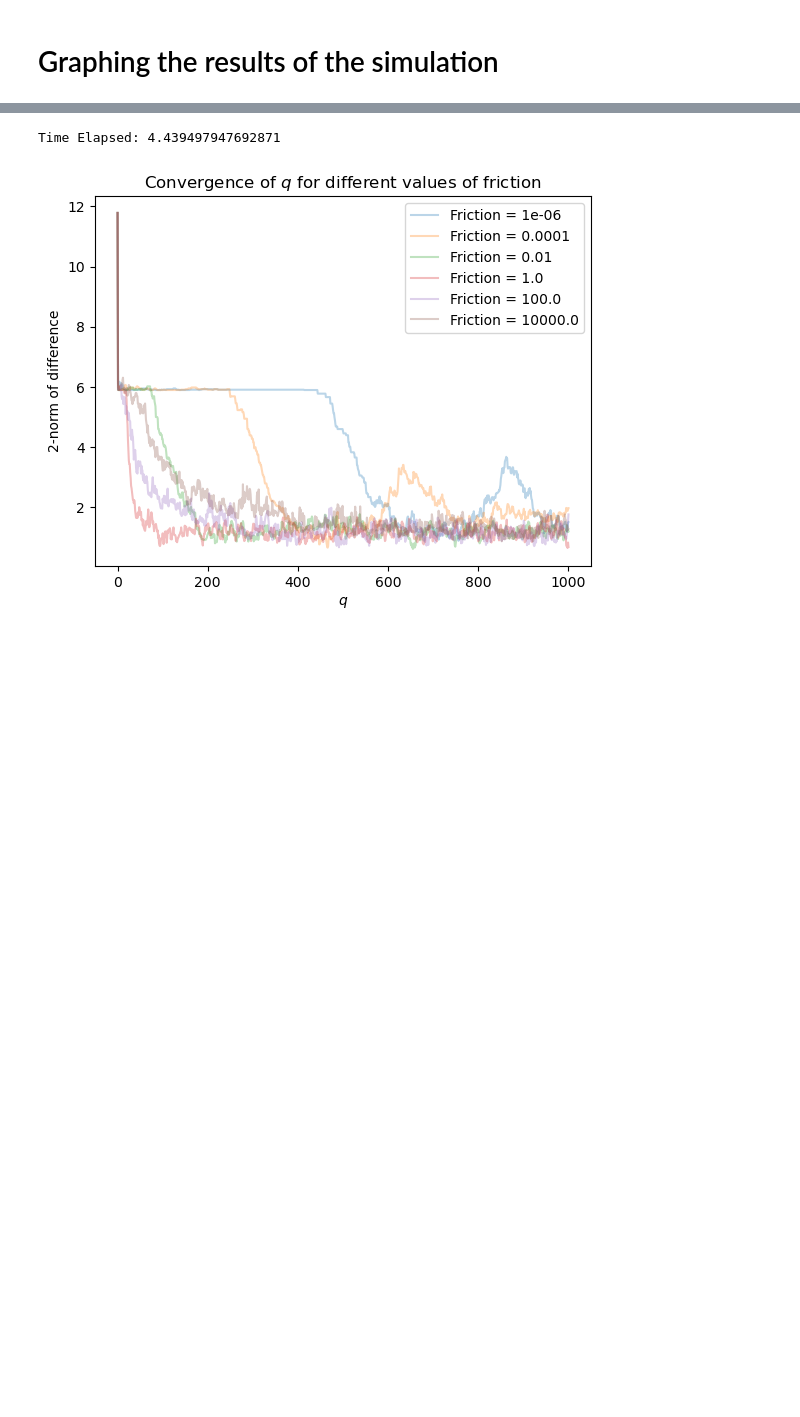
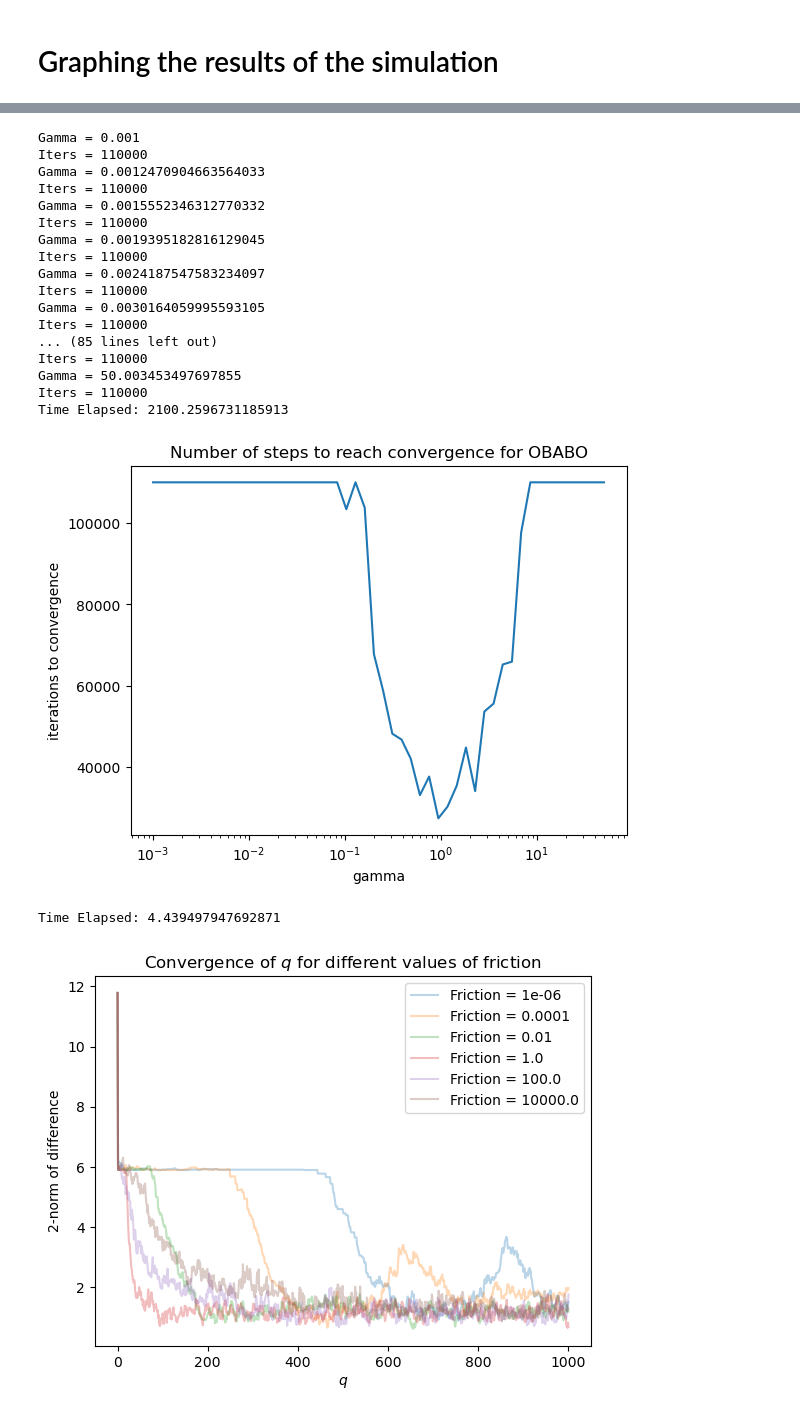
Before and after one commit to ktadgh/Langevin-Dynamics, a Jupyter notebook: OBABO.ipynb, the cells around one changed output, grey strips where cells are left out. Cells and saved outputs as stored; diff of their text form; code cells hidden in the pictures; blank space fills up the shorter version.

```diff
--- a/OBABO.ipynb
+++ b/OBABO.ipynb
@@ -38,3 +41,27 @@ NameError: name 'OBABO' is not defined
+# %%
+start_time =time.time()
+OBABO.avg_convergence_time_graph("Number of steps to reach convergence for OBABO",0.1, jf.square, 1, 0.01, big_logs,q_init = np.zeros(100), p_init =np.zeros(100))
+end_time = time.time()
+print(f"Time Elapsed: {end_time-start_time}")
+# %% [output]
+Gamma = 0.001
+Iters = 110000
+Gamma = 0.0012470904663564033
+Iters = 110000
+Gamma = 0.0015552346312770332
+Iters = 110000
+Gamma = 0.0019395182816129045
+Iters = 110000
+Gamma = 0.0024187547583234097
+Iters = 110000
+Gamma = 0.0030164059995593105
+Iters = 110000
+... (85 lines left out)
+Iters = 110000
+Gamma = 50.003453497697855
+Iters = 110000
+Time Elapsed: 2100.2596731185913
+[figure, added]
 # %%
 start_time =time.time()
 OBABO.convergence_graph(1000, 0.01, 100, gammas)
```
Also changed, not shown: parts of 4 cells of this notebook, 2 other files.
